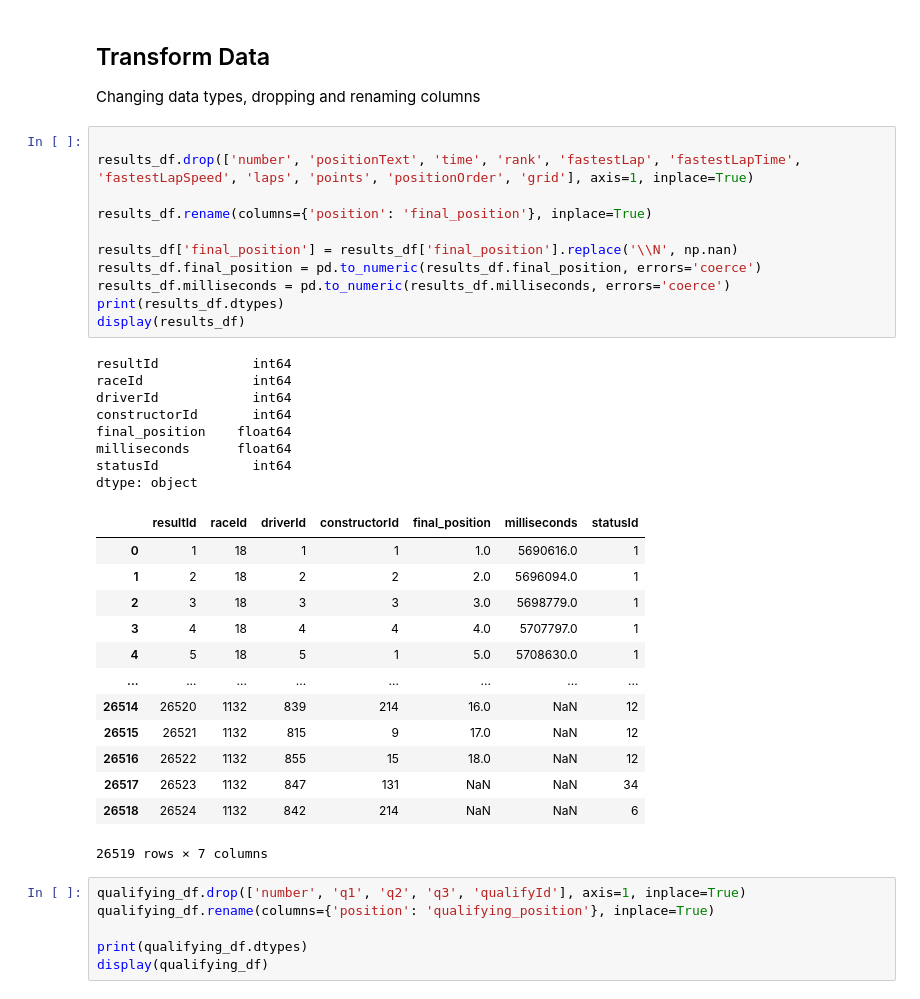
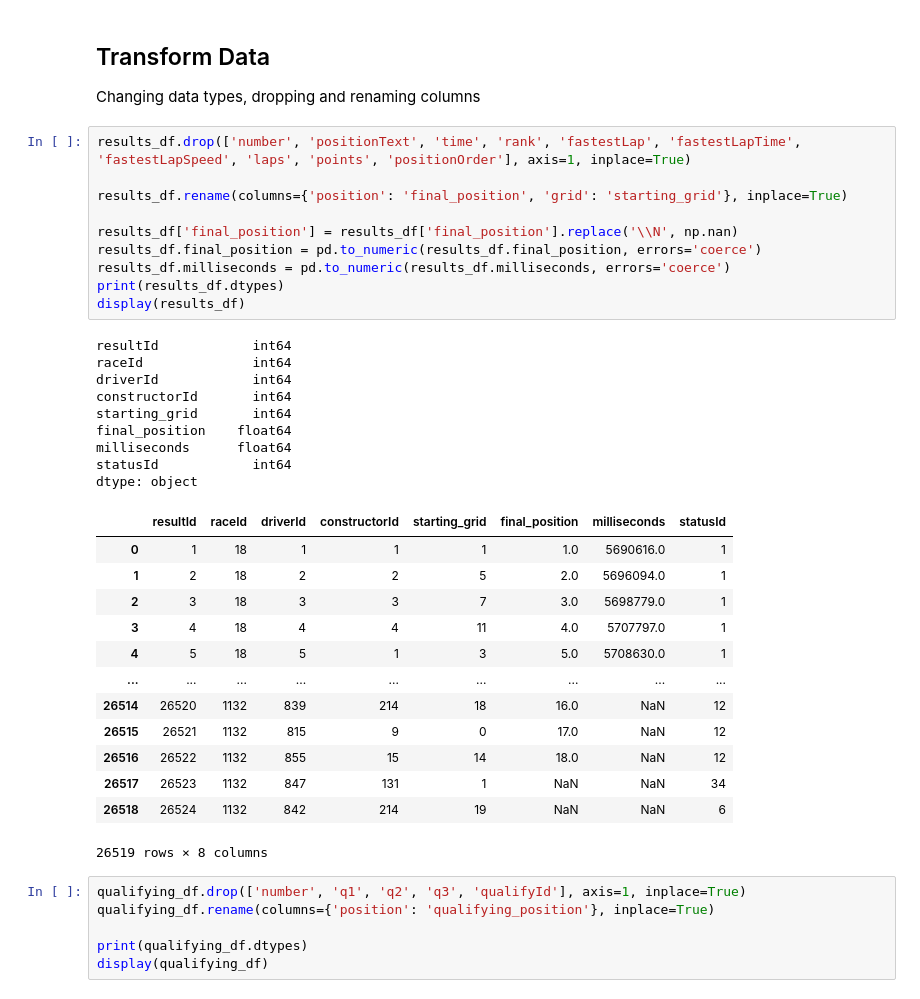
Before and after one commit to jennydang61/Driver-Performance-Prediction, a Jupyter notebook: formula1.ipynb, the cells around one changed output. Saved outputs shown, nothing was run; the diff lists cells and outputs as text.

```diff
--- a/formula1.ipynb
+++ b/formula1.ipynb
@@ -37,38 +37,38 @@ status_df = pd.read_csv('status.csv')
 ## Transform Data
 Changing data types, dropping and renaming columns
 # %%
+results_df.drop(['number', 'positionText', 'time', 'rank', 'fastestLap', 'fastestLapTime', 'fastestLapSpeed', 'laps', 'points', 'positionOrder'], axis=1, inplace=True)
 
-results_df.drop(['number', 'positionText', 'time', 'rank', 'fastestLap', 'fastestLapTime', 'fastestLapSpeed', 'laps', 'points', 'positionOrder', 'grid'], axis=1, inplace=True)
-
-results_df.rename(columns={'position': 'final_position'}, inplace=True)
+results_df.rename(columns={'position': 'final_position', 'grid': 'starting_grid'}, inplace=True)
 
 results_df['final_position'] = results_df['final_position'].replace('\\N', np.nan)
 results_df.final_position = pd.to_numeric(results_df.final_position, errors='coerce')
 results_df.milliseconds = pd.to_numeric(results_df.milliseconds, errors='coerce')
 print(results_df.dtypes)
 display(results_df)
 # %% [output]
 resultId            int64
 raceId              int64
 driverId            int64
 constructorId       int64
+starting_grid       int64
 final_position    float64
 milliseconds      float64
 statusId            int64
 dtype: object
-|  | resultId | raceId | driverId | constructorId | final_position | milliseconds | statusId |
-| 0 | 1 | 18 | 1 | 1 | 1.0 | 5690616.0 | 1 |
-| 1 | 2 | 18 | 2 | 2 | 2.0 | 5696094.0 | 1 |
-| 2 | 3 | 18 | 3 | 3 | 3.0 | 5698779.0 | 1 |
-| 3 | 4 | 18 | 4 | 4 | 4.0 | 5707797.0 | 1 |
-| 4 | 5 | 18 | 5 | 1 | 5.0 | 5708630.0 | 1 |
-| ... | ... | ... | ... | ... | ... | ... | ... |
-| 26514 | 26520 | 1132 | 839 | 214 | 16.0 | NaN | 12 |
-| 26515 | 26521 | 1132 | 815 | 9 | 17.0 | NaN | 12 |
-| 26516 | 26522 | 1132 | 855 | 15 | 18.0 | NaN | 12 |
-| 26517 | 26523 | 1132 | 847 | 131 | NaN | NaN | 34 |
-| 26518 | 26524 | 1132 | 842 | 214 | NaN | NaN | 6 |
+|  | resultId | raceId | driverId | constructorId | starting_grid | final_position | milliseconds | statusId |
+| 0 | 1 | 18 | 1 | 1 | 1 | 1.0 | 5690616.0 | 1 |
+| 1 | 2 | 18 | 2 | 2 | 5 | 2.0 | 5696094.0 | 1 |
+| 2 | 3 | 18 | 3 | 3 | 7 | 3.0 | 5698779.0 | 1 |
+| 3 | 4 | 18 | 4 | 4 | 11 | 4.0 | 5707797.0 | 1 |
+| 4 | 5 | 18 | 5 | 1 | 3 | 5.0 | 5708630.0 | 1 |
+| ... | ... | ... | ... | ... | ... | ... | ... | ... |
+| 26514 | 26520 | 1132 | 839 | 214 | 18 | 16.0 | NaN | 12 |
+| 26515 | 26521 | 1132 | 815 | 9 | 0 | 17.0 | NaN | 12 |
+| 26516 | 26522 | 1132 | 855 | 15 | 14 | 18.0 | NaN | 12 |
+| 26517 | 26523 | 1132 | 847 | 131 | 1 | NaN | NaN | 34 |
+| 26518 | 26524 | 1132 | 842 | 214 | 19 | NaN | NaN | 6 |
-26519 rows × 7 columns
+26519 rows × 8 columns
 # %%
 qualifying_df.drop(['number', 'q1', 'q2', 'q3', 'qualifyId'], axis=1, inplace=True)
 qualifying_df.rename(columns={'position': 'qualifying_position'}, inplace=True)
```
Also changed, not shown: parts of 24 cells of this notebook, 1 other file.
